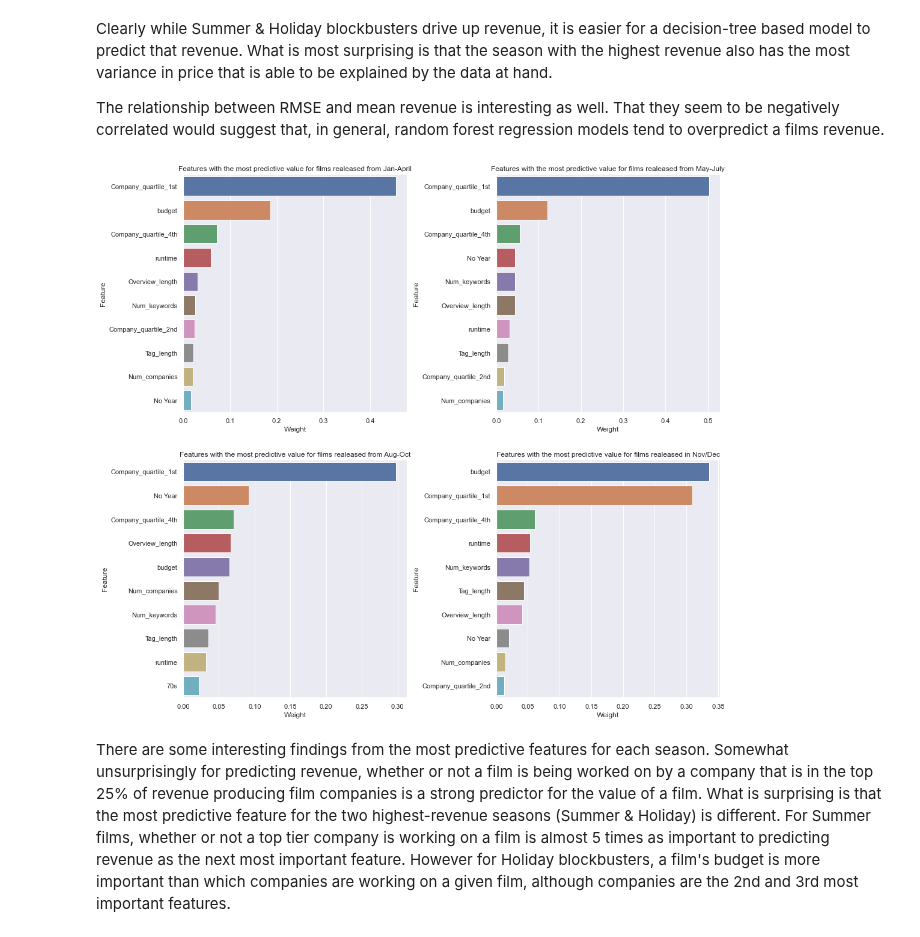
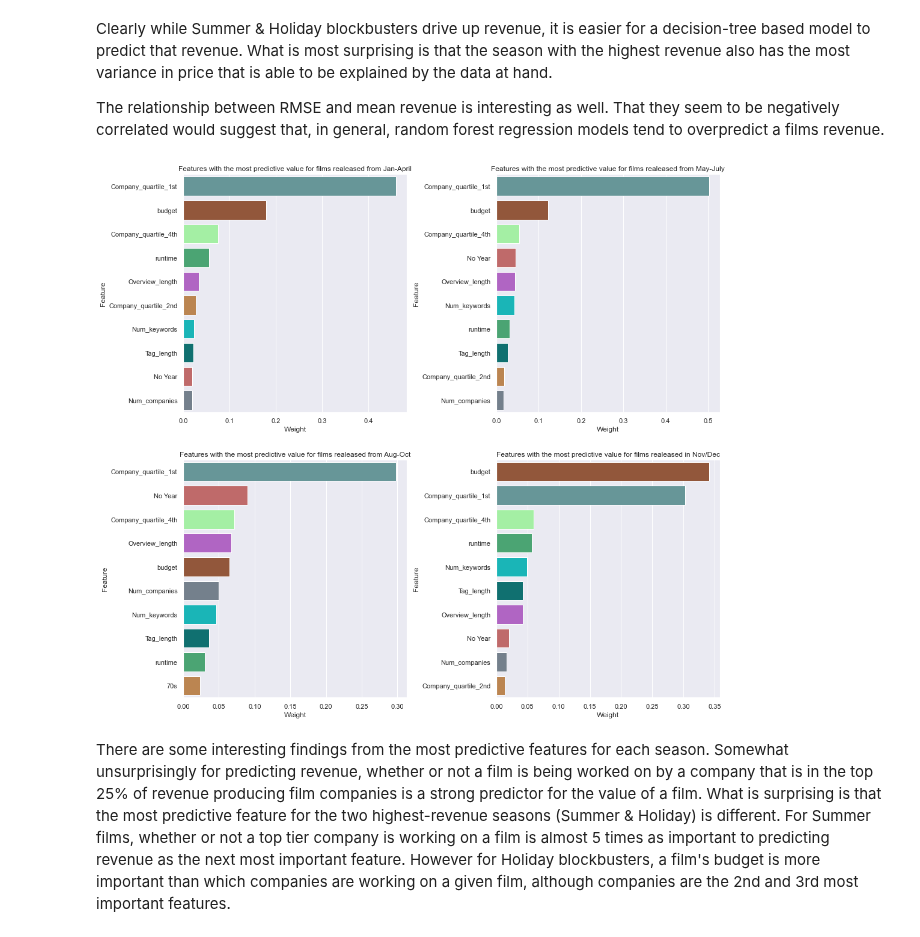
Before and after one commit to NickD-Dean/Springboard, a Jupyter notebook: Capstone Project 2/Code/Modeling_revenue_tiers.ipynb, the cells around one changed output. Drawn from its saved outputs; the diff is of its cells as text; code cells hidden in the pictures.

```diff
--- a/Capstone Project 2/Code/Modeling_revenue_tiers.ipynb
+++ b/Capstone Project 2/Code/Modeling_revenue_tiers.ipynb
@@ -212,9 +221,9 @@ I've commented out the RandomizedSearchCV portion of these notebooks after getti
 # %%
 params = {'n_estimators': np.arange(10,1000), 'min_samples_leaf': np.arange(1,10), 'min_samples_split': np.arange(2,10),
           'max_depth':np.arange(10,90)}
-rand = RandomizedSearchCV(RandomForestRegressor(), param_distributions=params, n_iter=100)
-rand.fit(X_train, y_train)
-rf_best_score = rand.best_score_
-rf_best_params = rand.best_params_
-print(rf_best_score)
-print(rf_best_params)
+#rand = RandomizedSearchCV(RandomForestRegressor(), param_distributions=params, n_iter=100)
+#rand.fit(X_train, y_train)
+#rf_best_score = rand.best_score_
+#rf_best_params = rand.best_params_
+#print(rf_best_score)
+#print(rf_best_params)
@@ -410,14 +408,16 @@ Scores
 # %%
 models = list(Scores.index)
-fig, (ax1, ax2, ax3) = plt.subplots(1,3, figsize=(15, 5))
+fig, ((ax1, ax2), (ax3, ax4)) = plt.subplots(2,2, figsize=(15, 10))
 fig.figure
+fig.tight_layout(pad=3.0)
 sns.barplot(ax=ax1, x=models, y=Scores.R2)
-ax1.set_title('R-squared scores by Seasonal Model')
-ax1.set_xticklabels(models, rotation=45)
+ax1.set_title('R-squared scores by Seasonal Model', size='large')
 sns.barplot(ax=ax2, x=models, y=Scores.RMSE)
-ax2.set_title('RMSE by Seasonal Model')
-ax2.set_xticklabels(models, rotation=45)
-sns.barplot(ax=ax3, x=models, y=Scores['Mean Revenue'])
-ax3.set_title('Mean Revenue by Season')
-ax3.set_xticklabels(models, rotation=45);
+ax2.set_title('RMSE by Seasonal Model', size='large')
+sns.barplot(ax=ax3, x=models, y=Scores.MAPE)
+ax3.set_title('Mean Absolute Percent Error by season', size='large')
+ax3.set_ylabel('Mean Percentage Error')
+sns.barplot(ax=ax4, x=models, y=Scores.MAE)
+ax4.set_title('Mean Absolute Error by season', size='large')
+ax4.set_ylabel('Mean Absolute Error ($)');
 # %% [output]
@@ -429,17 +429,20 @@ The relationship between RMSE and mean revenue is interesting as well.  That the
 # %%
 fig, ((ax1, ax2), (ax3, ax4)) = plt.subplots(2,2, figsize=(16, 16))
 fig.figure
+colors = {'Company_quartile_1st':'cadetblue', 'budget':'sienna', 'Company_quartile_4th':'palegreen',
+          'runtime':'mediumseagreen', 'Overview_length':'mediumorchid', 'Company_quartile_2nd':'peru',
+          'Num_keywords':'darkturquoise', 'Tag_length':'teal', 'No Year':'indianred', 'Num_companies':'slategrey', '70s':'peru'}
 plt.subplots_adjust(wspace=0.4)
-sns.barplot(ax = ax1, x='Weight', y='Feature', data=ES_weights, orient='h')
+sns.barplot(ax = ax1, x='Weight', y='Feature', data=ES_weights, orient='h', palette=colors)
 ax1.set_title('Features with the most predictive value for films realeased from Jan-April')
-sns.barplot(ax = ax2, x='Weight', y='Feature', data=S_weights, orient='h')
+sns.barplot(ax = ax2, x='Weight', y='Feature', data=S_weights, orient='h', palette=colors)
 ax2.set_title('Features with the most predictive value for films realeased from May-July')
-sns.barplot(ax = ax3, x='Weight', y='Feature', data=LS_weights, orient='h')
+sns.barplot(ax = ax3, x='Weight', y='Feature', data=LS_weights, orient='h', palette=colors)
 ax3.set_title('Features with the most predictive value for films realeased from Aug-Oct')
-sns.barplot(ax = ax4, x='Weight', y='Feature', data=H_weights, orient='h')
+sns.barplot(ax = ax4, x='Weight', y='Feature', data=H_weights, orient='h', palette=colors)
 ax4.set_title('Features with the most predictive value for films realeased in Nov/Dec');
 # %% [output]
-[figure, old version]
+[figure, new version]
 # %% [markdown]
 There are some interesting findings from the most predictive features for each season.  Somewhat unsurprisingly for predicting revenue, whether or not a film is being worked on by a company that is in the top 25% of revenue producing film companies is a strong predictor for the value of a film.  What is surprising is that the most predictive feature for the two highest-revenue seasons (Summer & Holiday) is different.  For Summer films, whether or not a top tier company is working on a film is almost 5 times as important to predicting revenue as the next most important feature.  However for Holiday blockbusters, a film's budget is more important than which companies are working on a given film, although companies are the 2nd and 3rd most important features.
 # %% [markdown]
```
Also changed, not shown: parts of 27 cells of this notebook, 3 other files.
